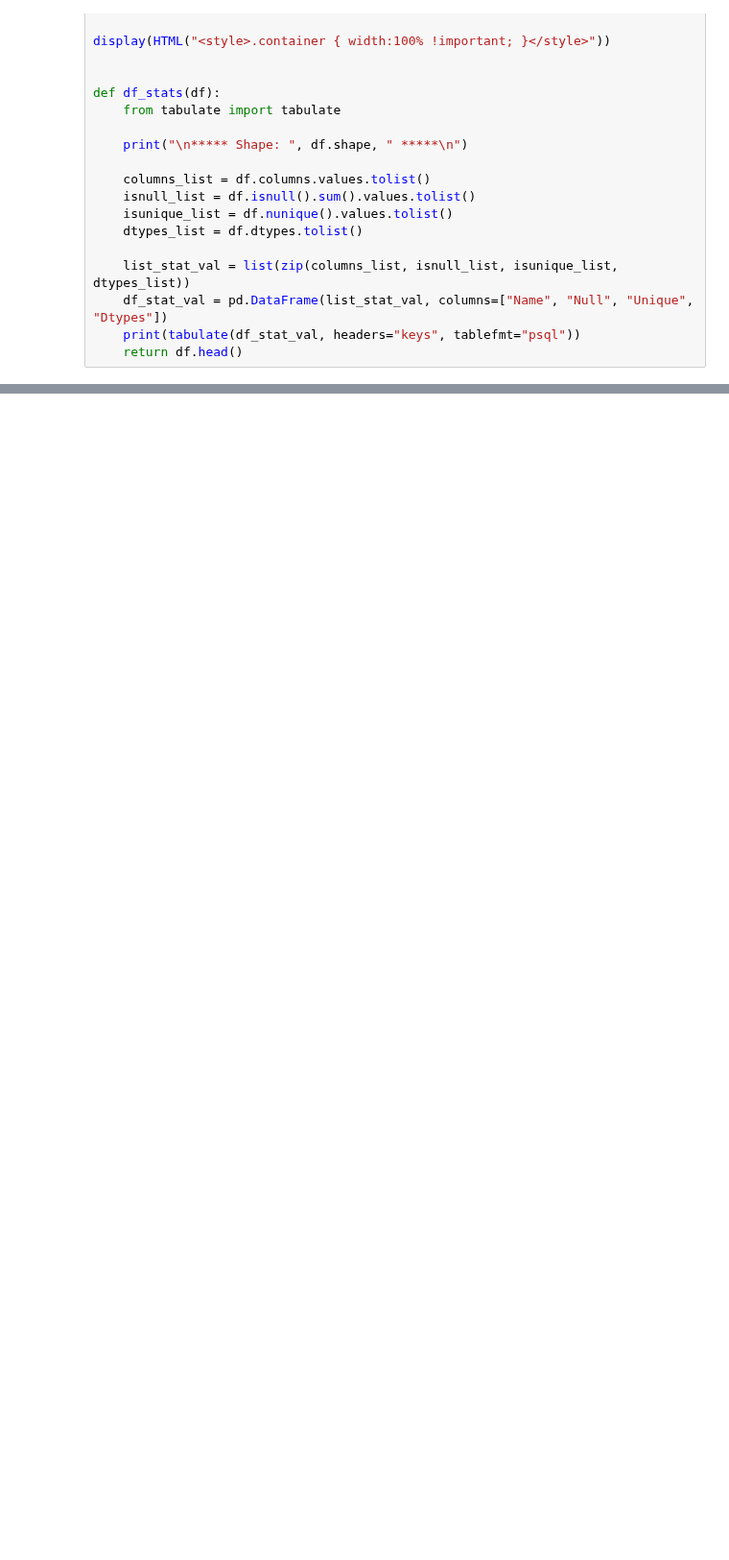
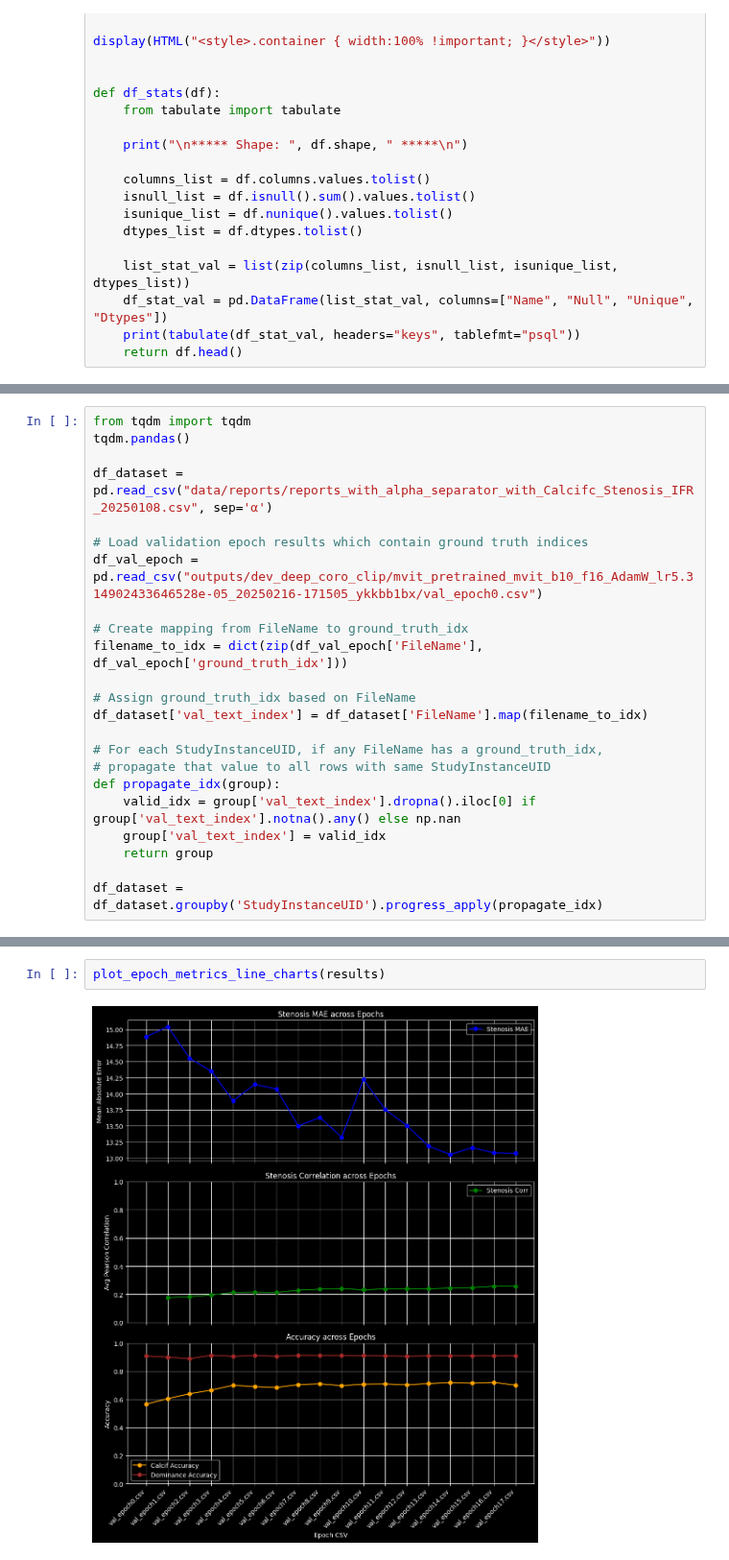
Before and after one commit to HeartWise-AI/DeepCORO_CLIP, a Jupyter notebook: plot_result_example.ipynb, the cells around one changed output, grey strips where cells are left out. Shown at 96% size. Cells and saved outputs as stored; diff of their text form; blank space fills up the shorter version.

Commit message:
added new dataset generation and plottiing functions

```diff
--- a/plot_result_example.ipynb
+++ b/plot_result_example.ipynb
@@ -560,0 +29,23 @@ Coronary Dominance Accuracy: 90.73%
+# %%
+from tqdm import tqdm
+tqdm.pandas()
+
+df_dataset = pd.read_csv("data/reports/reports_with_alpha_separator_with_Calcifc_Stenosis_IFR_20250108.csv", sep='α')
+
+# Load validation epoch results which contain ground truth indices
+df_val_epoch = pd.read_csv("outputs/dev_deep_coro_clip/mvit_pretrained_mvit_b10_f16_AdamW_lr5.314902433646528e-05_20250216-171505_ykkbb1bx/val_epoch0.csv")
+
+# Create mapping from FileName to ground_truth_idx
+filename_to_idx = dict(zip(df_val_epoch['FileName'], df_val_epoch['ground_truth_idx']))
+
+# Assign ground_truth_idx based on FileName
+df_dataset['val_text_index'] = df_dataset['FileName'].map(filename_to_idx)
+
+# For each StudyInstanceUID, if any FileName has a ground_truth_idx,
+# propagate that value to all rows with same StudyInstanceUID
+def propagate_idx(group):
+    valid_idx = group['val_text_index'].dropna().iloc[0] if group['val_text_index'].notna().any() else np.nan
+    group['val_text_index'] = valid_idx
+    return group
+
+df_dataset = df_dataset.groupby('StudyInstanceUID').progress_apply(propagate_idx)
@@ -560,0 +566,4 @@ Coronary Dominance Accuracy: 90.73%
+# %%
+plot_epoch_metrics_line_charts(results)
+# %% [output]
+[figure, added]
```
Also changed, not shown: parts of 8 cells of this notebook, 1 other file.
